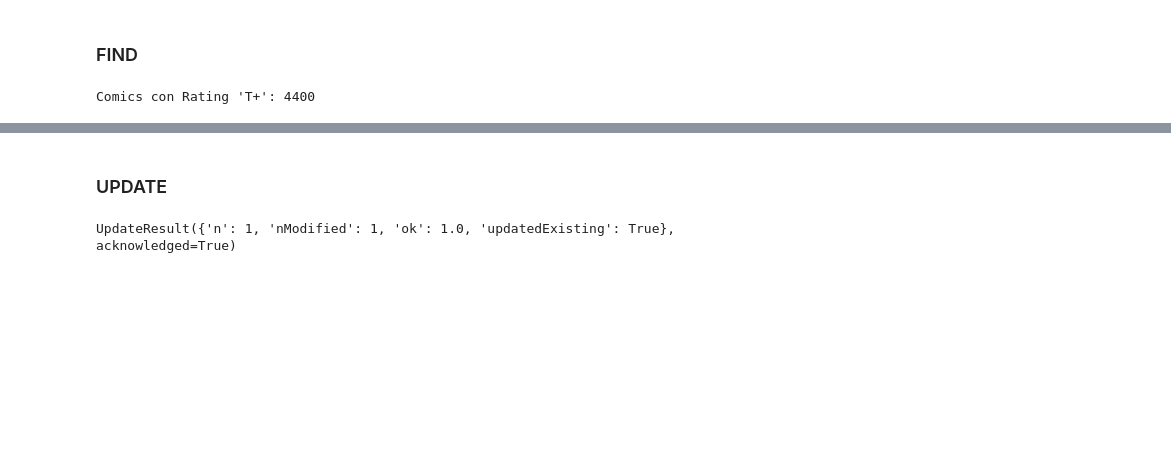
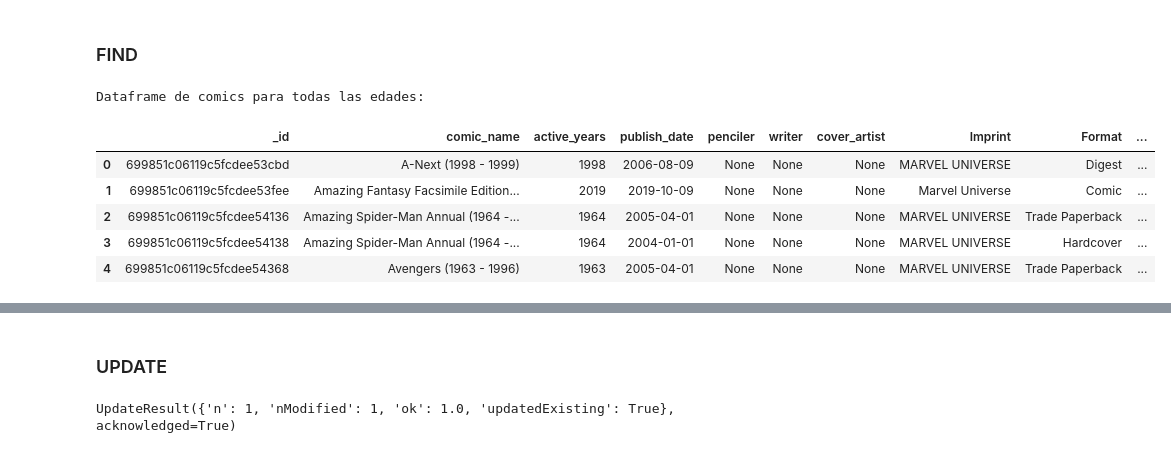
Before and after one commit to AntonioDavid333/tarea2-mongoDB, a Jupyter notebook: act1.ipynb, the cells around one changed output, grey strips where cells are left out. Drawn from its saved outputs; the diff is of its cells as text; code cells hidden in the pictures; blank space fills up the shorter version.

```diff
--- a/act1.ipynb
+++ b/act1.ipynb
@@ -277,9 +277,16 @@ Documento insertado con _id: 69976675c5b84e1c8cba16a5
 # %% [markdown]
 ### FIND
 # %%
-#ENCONTRAMOS CON FILTRO
-t_plus_comics = list(coleccion.find({"Rating": "T+"}))
-print(f"Comics con Rating 'T+': {len(t_plus_comics)}")
+#ENCONTRAMOS CON FILTRO DE CAMPO CATEGÓRICO
+all_ages_comics = pd.DataFrame(coleccion.find({"Rating": "All Ages"}))
+print("Dataframe de comics para todas las edades:")
+all_ages_comics.head()
 # %% [output]
-Comics con Rating 'T+': 4400
+Dataframe de comics para todas las edades:
+|  | _id | comic_name | active_years | publish_date | penciler | writer | cover_artist | Imprint | Format | ... |
+| 0 | 699851c06119c5fcdee53cbd | A-Next (1998 - 1999) | 1998 | 2006-08-09 | None | None | None | MARVEL UNIVERSE | Digest | ... |
+| 1 | 699851c06119c5fcdee53fee | Amazing Fantasy Facsimile Edition... | 2019 | 2019-10-09 | None | None | None | Marvel Universe | Comic | ... |
+| 2 | 699851c06119c5fcdee54136 | Amazing Spider-Man Annual (1964 -... | 1964 | 2005-04-01 | None | None | None | MARVEL UNIVERSE | Trade Paperback | ... |
+| 3 | 699851c06119c5fcdee54138 | Amazing Spider-Man Annual (1964 -... | 1964 | 2004-01-01 | None | None | None | MARVEL UNIVERSE | Hardcover | ... |
+| 4 | 699851c06119c5fcdee54368 | Avengers (1963 - 1996) | 1963 | 2005-04-01 | None | None | None | MARVEL UNIVERSE | Trade Paperback | ... |
 # %%
```
Also changed, not shown: parts of 14 cells of this notebook.
